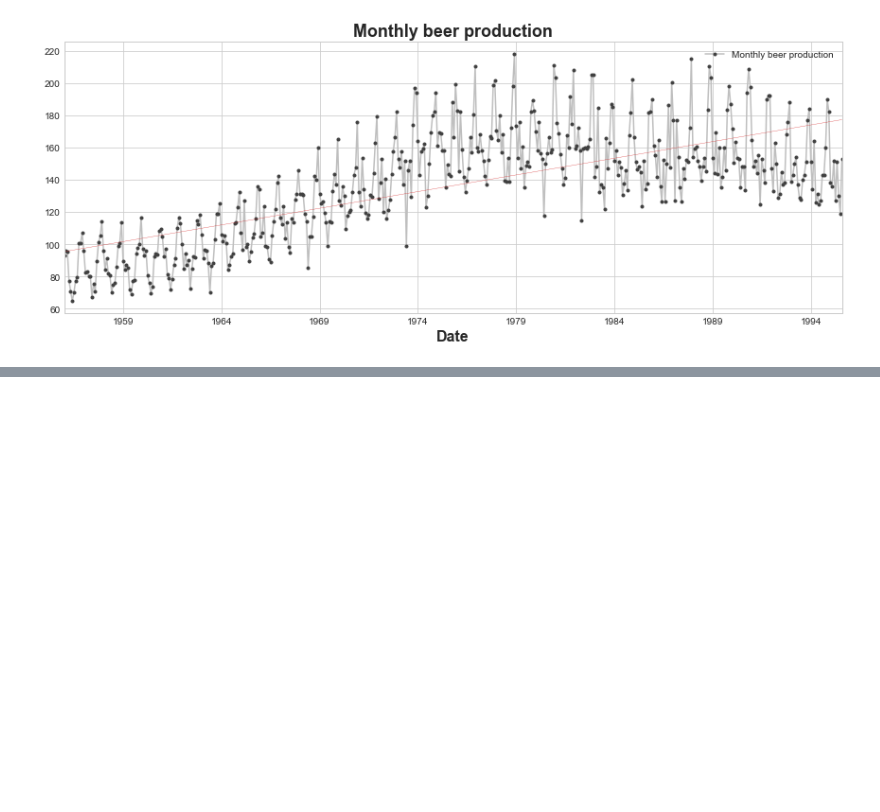
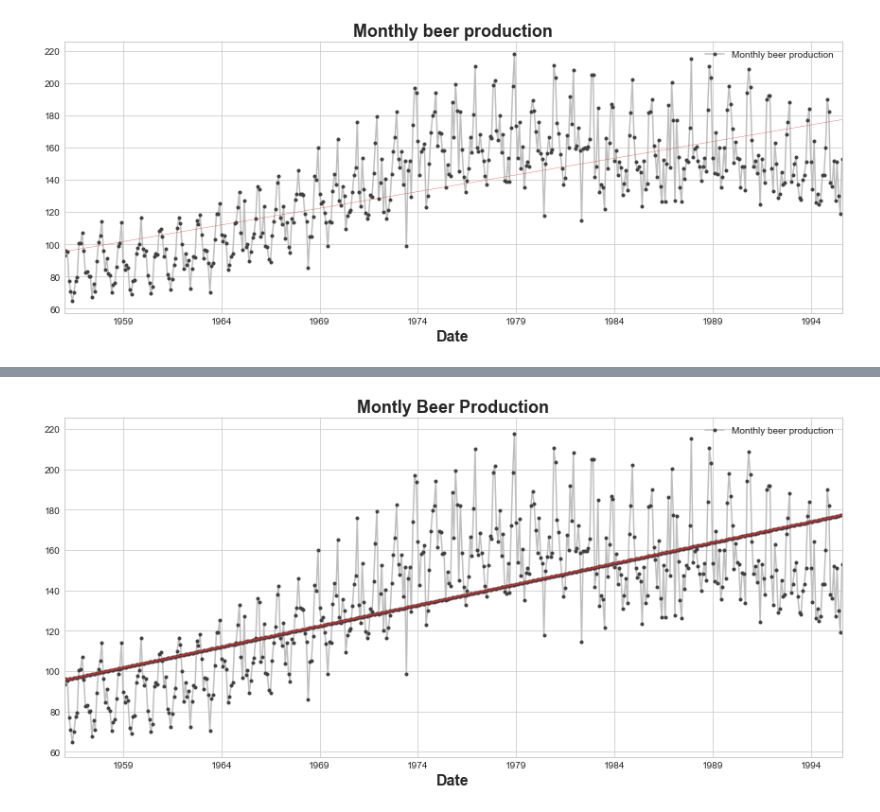
Before and after one commit to JudsonMorgan/Monthly-beer-production, a Jupyter notebook: monthly-beer-production.ipynb, the cells around one changed output, grey strips where cells are left out. Saved outputs shown, nothing was run; the diff lists cells and outputs as text; code cells hidden in the pictures; blank space fills up the shorter version.

```diff
--- a/monthly-beer-production.ipynb
+++ b/monthly-beer-production.ipynb
@@ -228,0 +249,12 @@ y_pred.plot(ax = ax, linewidth = 0.3, color = 'C3', label = 'Forecast')
+# %%
+X_fore = dp.out_of_sample(steps = 1)
+
+y_fore = pd.Series(reg.predict(X), index = X.index)
+# %%
+fig, ax = plt.subplots(figsize=(12,6))
+ax = y.plot(**plot_params, title ='Montly Beer Production')
+ax = y_pred.plot(color = '0.25', style = '.', label='Prediction')
+y_fore.plot(ax = ax, linewidth = 1.6, color = 'C3', label = 'Forecast')
+plt.show()
+# %% [output]
+[figure, added]
```
Also changed, not shown: parts of 13 cells of this notebook.
